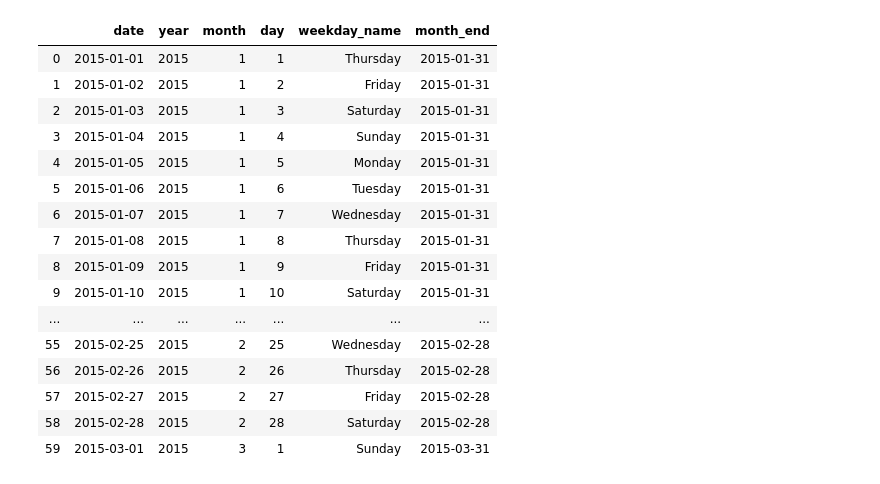
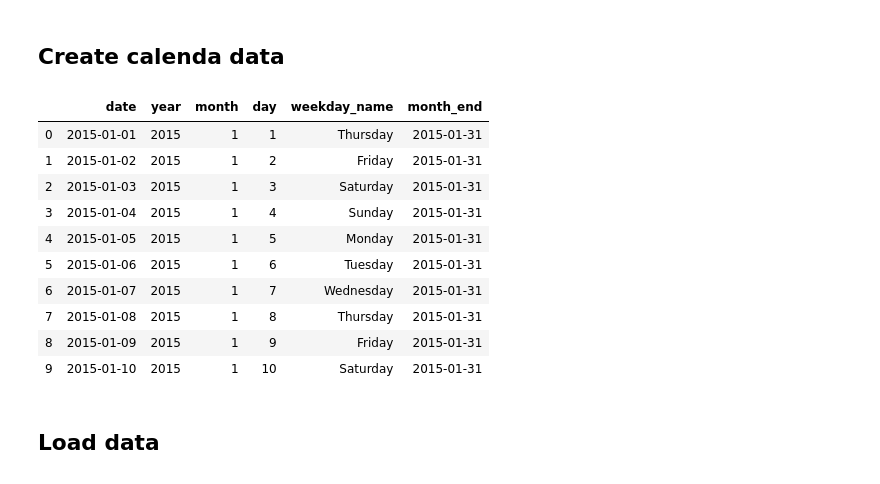
Before and after one commit to raysunau/python_data_analytics, a Jupyter notebook: Python_project_template.ipynb, the cells around one changed output. Saved outputs shown, nothing was run; the diff lists cells and outputs as text; code cells hidden in the pictures.

Commit message:
add data prep

```diff
--- a/Python_project_template.ipynb
+++ b/Python_project_template.ipynb
@@ -29,33 +34,31 @@ logging.basicConfig(level=logging.INFO, stream=sys.stdout)
+# %% [markdown]
+## Create calenda data
 # %%
 
 df_dates = pd.DataFrame()
 
 df_dates['date'] = pd.date_range('2015-01-01', periods = 72, freq ='D')
 
 # Create features for year, month, day, hour, and minute
 df_dates['year'] = df_dates['date'].dt.year
 df_dates['month'] = df_dates['date'].dt.month
 df_dates['day'] = df_dates['date'].dt.day
 df_dates['weekday_name'] = df_dates['date'].dt.weekday_name
 df_dates['month_end'] = df_dates['date'] + pd.offsets.MonthEnd(0)
 
 # Print the dates divided into features
-df_dates.head(60)
+df_dates.head(10)
 # %% [output]
 |  | date | year | month | day | weekday_name | month_end |
 | 0 | 2015-01-01 | 2015 | 1 | 1 | Thursday | 2015-01-31 |
 | 1 | 2015-01-02 | 2015 | 1 | 2 | Friday | 2015-01-31 |
 | 2 | 2015-01-03 | 2015 | 1 | 3 | Saturday | 2015-01-31 |
 | 3 | 2015-01-04 | 2015 | 1 | 4 | Sunday | 2015-01-31 |
 | 4 | 2015-01-05 | 2015 | 1 | 5 | Monday | 2015-01-31 |
 | 5 | 2015-01-06 | 2015 | 1 | 6 | Tuesday | 2015-01-31 |
 | 6 | 2015-01-07 | 2015 | 1 | 7 | Wednesday | 2015-01-31 |
 | 7 | 2015-01-08 | 2015 | 1 | 8 | Thursday | 2015-01-31 |
 | 8 | 2015-01-09 | 2015 | 1 | 9 | Friday | 2015-01-31 |
 | 9 | 2015-01-10 | 2015 | 1 | 10 | Saturday | 2015-01-31 |
-| ... | ... | ... | ... | ... | ... | ... |
-| 55 | 2015-02-25 | 2015 | 2 | 25 | Wednesday | 2015-02-28 |
-| 56 | 2015-02-26 | 2015 | 2 | 26 | Thursday | 2015-02-28 |
-| 57 | 2015-02-27 | 2015 | 2 | 27 | Friday | 2015-02-28 |
-| 58 | 2015-02-28 | 2015 | 2 | 28 | Saturday | 2015-02-28 |
-| 59 | 2015-03-01 | 2015 | 3 | 1 | Sunday | 2015-03-31 |
+# %% [markdown]
+## Load data
```
Also changed, not shown: parts of 41 cells of this notebook.
